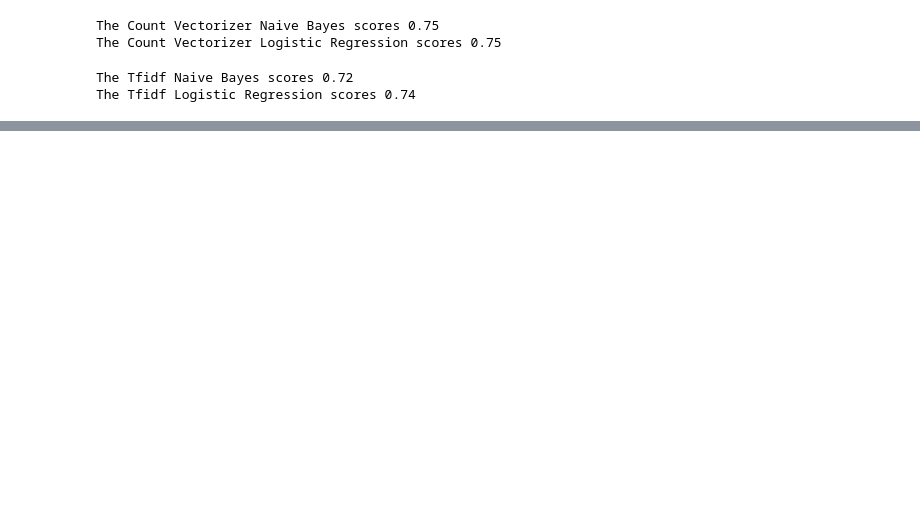
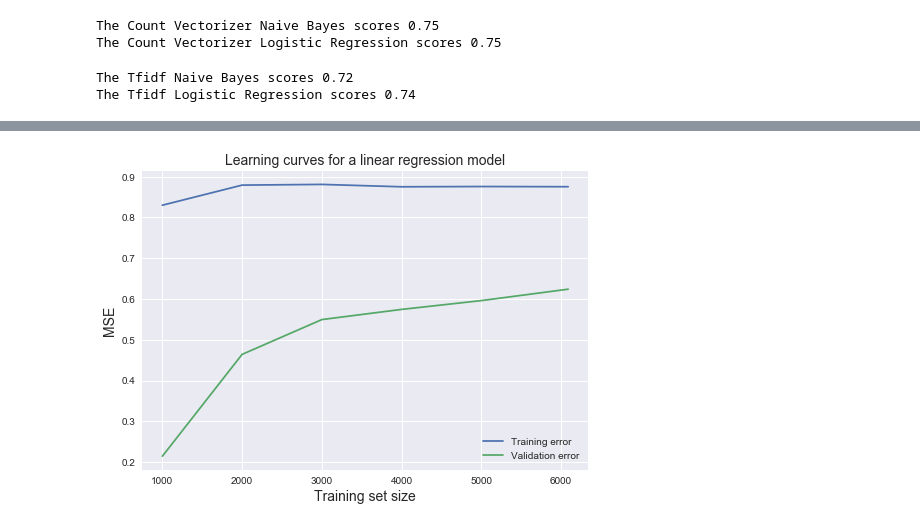
Before and after one commit to Ricksoc/Disaster-Tweets, a Jupyter notebook: Disaster-Tweet.ipynb, the cells around one changed output, grey strips where cells are left out. Saved outputs shown, nothing was run; the diff lists cells and outputs as text; code cells hidden in the pictures; blank space fills up the shorter version.

Commit message:
Notebook Update
Error analysis of first model and attempt at optimising decision threshold.
Create second submission file for 0.35 threshold.

```diff
--- a/Disaster-Tweet.ipynb
+++ b/Disaster-Tweet.ipynb
@@ -463,5 +455,6 @@ LogisticRegression(C=1.0, class_weight=None, dual=False, fit_intercept=True,
 # %%
 for name,model in count_models:
+    model.fit(text_counts,y_train)
     count_cv = cross_val_predict(model,text_counts,y_train,cv=5,method='predict_proba')
     count_score = cross_val_score(model,text_counts,y_train,scoring='f1')
     print(f'The {name} scores {round(count_score.mean(),2)}')
@@ -534,0 +522,4 @@ submission.to_csv('submission.csv',index=False)
+# %%
+# Crate logistic regression model using C identified from GridSearch
+final_logreg = LogisticRegression(C = 0.2)
+final_logreg.fit(full_text_counts,train_df['target'])
@@ -534,0 +548,26 @@ submission.to_csv('submission.csv',index=False)
+# %%
+# Create a fresh instance of logistic regression
+learning_logreg = LogisticRegression(C=0.2)
+
+# Set up a list of training set sizes - there are 6090 available training examples
+intervals = [1000, 2000, 3000, 4000, 5000, text_counts.shape[0]]
+
+train_sizes, train_scores, validation_scores = learning_curve(
+estimator = learning_logreg,
+X = full_text_counts,
+y = train_df['target'], train_sizes = intervals, cv = 5,
+scoring = 'f1')
+# %%
+# Extract training and validation scores for plotting
+train_scores_mean = train_scores.mean(axis = 1)
+validation_scores_mean = validation_scores.mean(axis = 1)
+# %%
+# Plot training and validation f1 scores
+_ = plt.plot(train_sizes, train_scores_mean, label = 'Training error')
+_ = plt.plot(train_sizes, validation_scores_mean, label = 'Validation error')
+_ = plt.ylabel('MSE', fontsize = 14)
+_ = plt.xlabel('Training set size', fontsize = 14)
+_ = plt.title('Learning curves for a linear regression model', fontsize = 14, y = 1)
+_ = plt.legend()
+# %% [output]
+[figure, added]
```
Also changed, not shown: parts of 42 cells of this notebook.
